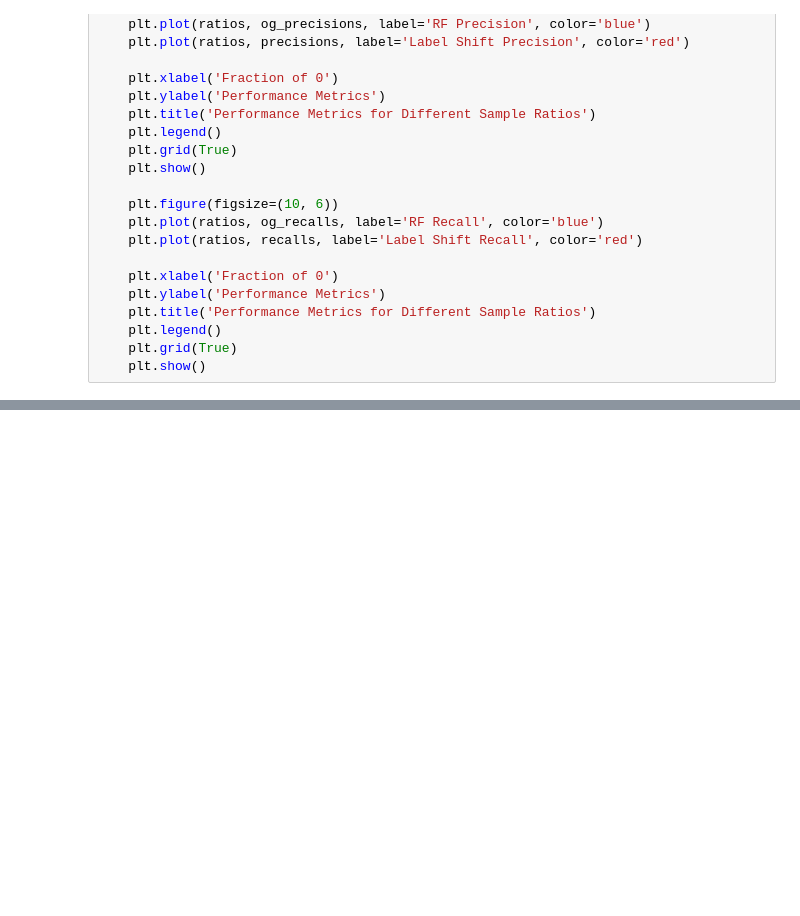
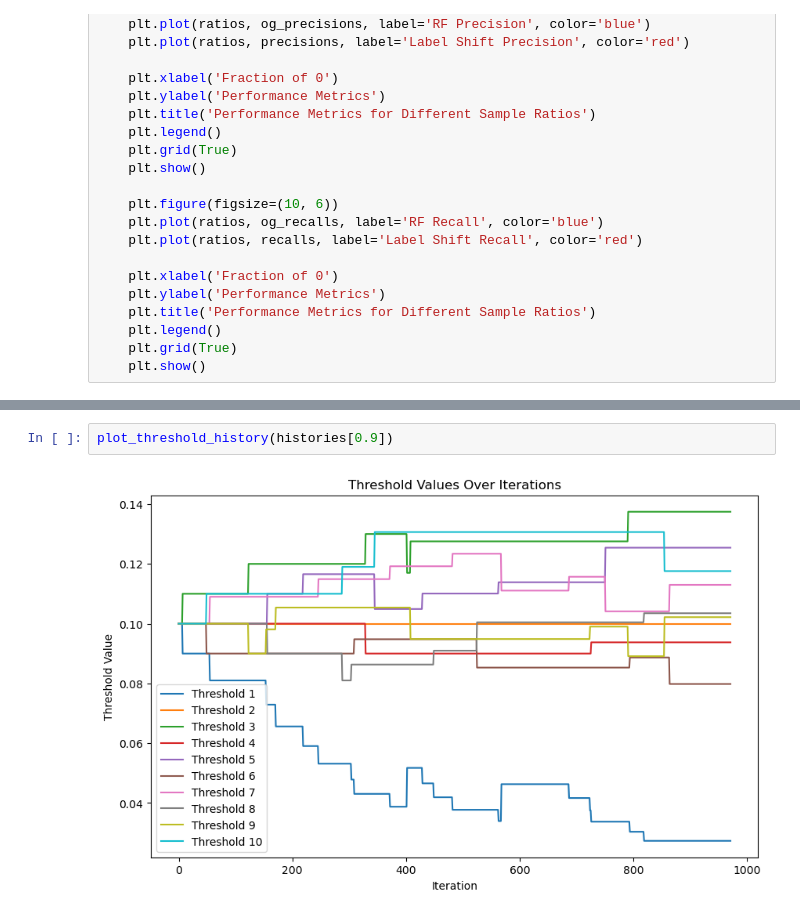
Before and after one commit to ronsh9/Moving-Majority, a Jupyter notebook: experiments/Experiment 1 - MNIST.ipynb, the cells around one changed output, grey strips where cells are left out. Saved outputs shown, nothing was run; the diff lists cells and outputs as text; blank space fills up the shorter version.

```diff
--- a/experiments/Experiment 1 - MNIST.ipynb
+++ b/experiments/Experiment 1 - MNIST.ipynb
@@ -400,0 +412,4 @@ Test Bias Ratio:  0.9
+# %%
+plot_threshold_history(histories[0.9])
+# %% [output]
+[figure, added]
```
Also changed, not shown: parts of 4 cells of this notebook, 1 other file.
